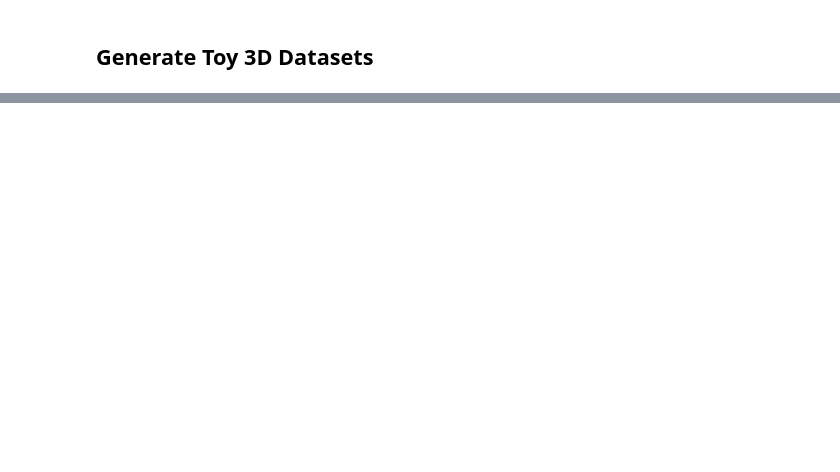
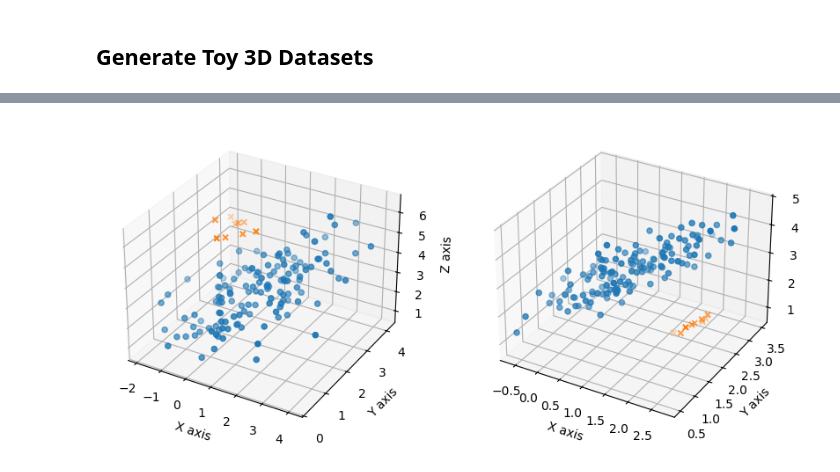
Before and after one commit to ananya-k15/data-depth, a Jupyter notebook: data_depth.ipynb, the cells around one changed output, grey strips where cells are left out. Saved outputs shown, nothing was run; the diff lists cells and outputs as text; code cells hidden in the pictures; blank space fills up the shorter version.

```diff
--- a/data_depth.ipynb
+++ b/data_depth.ipynb
@@ -226,0 +133,58 @@ plt.show()
+# %%
+def generateToy3D(true, anomaly, mean=(1, 2, 3), anom_mean=(0, 2, 6), sparsity=5, random_state=666888999) :
+    # change random state for a different example
+    prng = RandomState(random_state)
+
+    # modify these values to change where the data is centered
+    mean = mean
+    anom_mean = anom_mean
+
+    # random matrix for covariance
+    random_matrix = prng.rand(3, 3)
+    # ensuring that the matrix is symmetric positive-semidefinite
+    cov = np.dot(random_matrix, random_matrix.T)
+    cov += np.eye(3) * 1e-6
+
+    # modify these values to control the spread of the anmalies
+    # smaller values = sparser anomalies
+    anom_cov = cov / sparsity
+
+    x, y, z = rng.multivariate_normal(mean, cov, size=true).T
+    anom_x, anom_y, anom_z = rng.multivariate_normal(anom_mean, anom_cov, size=anomaly).T
+
+    # Combine all true and anomaly values
+    # (separately in case we need to extract this later)
+    combined_x = np.concatenate([x, anom_x])
+    combined_y = np.concatenate([y, anom_y])
+    combined_z = np.concatenate([z, anom_z])
+
+    # compute combined dataset
+    combined_data = np.column_stack((combined_x, combined_y, combined_z))
+    # print(combined_x.shape, combined_data.shape) # for testing
+
+    return combined_data
+
+def plot3dScatter(ax, combined_data, true, pos=111) :
+    # divide data into dimensions
+    x, y, z = combined_data[:, 0], combined_data[:, 1], combined_data[:, 2]
+
+    # we assume that the dataset is a combination of
+    # true points followed by the anomalies
+
+    ax.scatter(x[:true], y[:true], z[:true], marker='o')
+    ax.scatter(x[true+1:], y[true+1:], z[true+1:], marker='x')
+    ax.set_xlabel('X axis')
+    ax.set_ylabel('Y axis')
+    ax.set_zlabel('Z axis')
+
+# creating a figure with two subplots
+# can be modified to plot any number of subplots
+fig, axs = plt.subplots(1, 2, figsize=(10, 10), subplot_kw=dict(projection='3d'))
+
+combined_data = generateToy3D(140, 10)
+plot3dScatter(axs[0], combined_data, 140)
+
+combined_data = generateToy3D(140, 10, anom_mean = (2, 2.5, 1), sparsity=16, random_state=10000202)
+plot3dScatter(axs[1], combined_data, 140)
+# %% [output]
+[figure, added]
```
Also changed, not shown: parts of 21 cells of this notebook, 1 other file.
